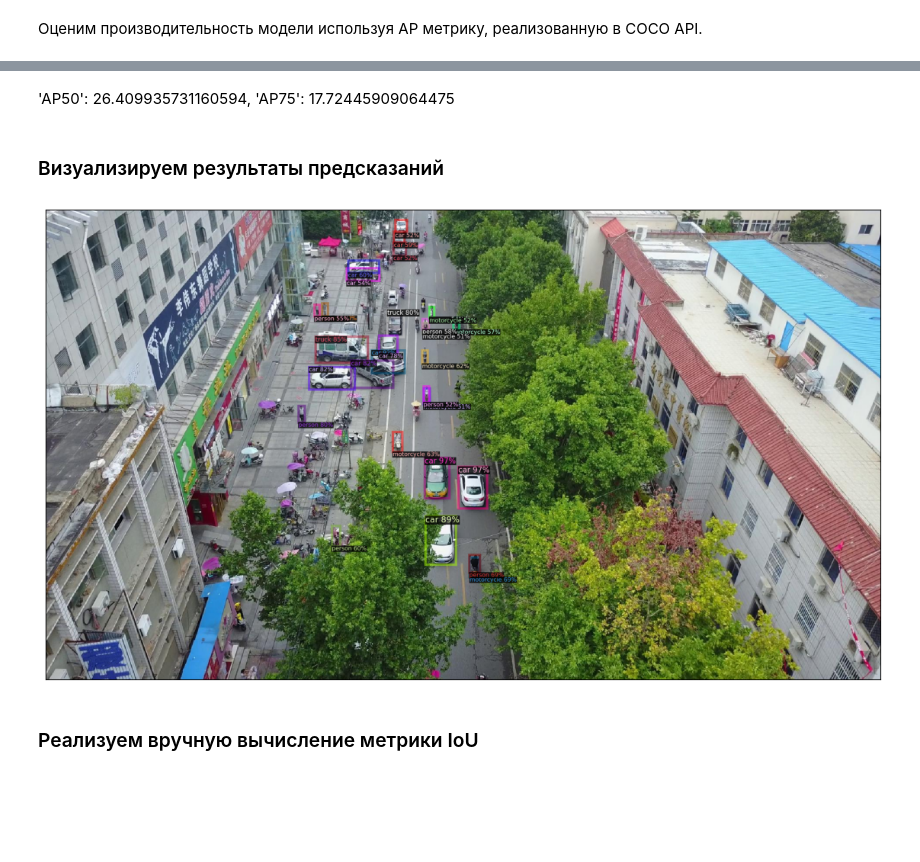
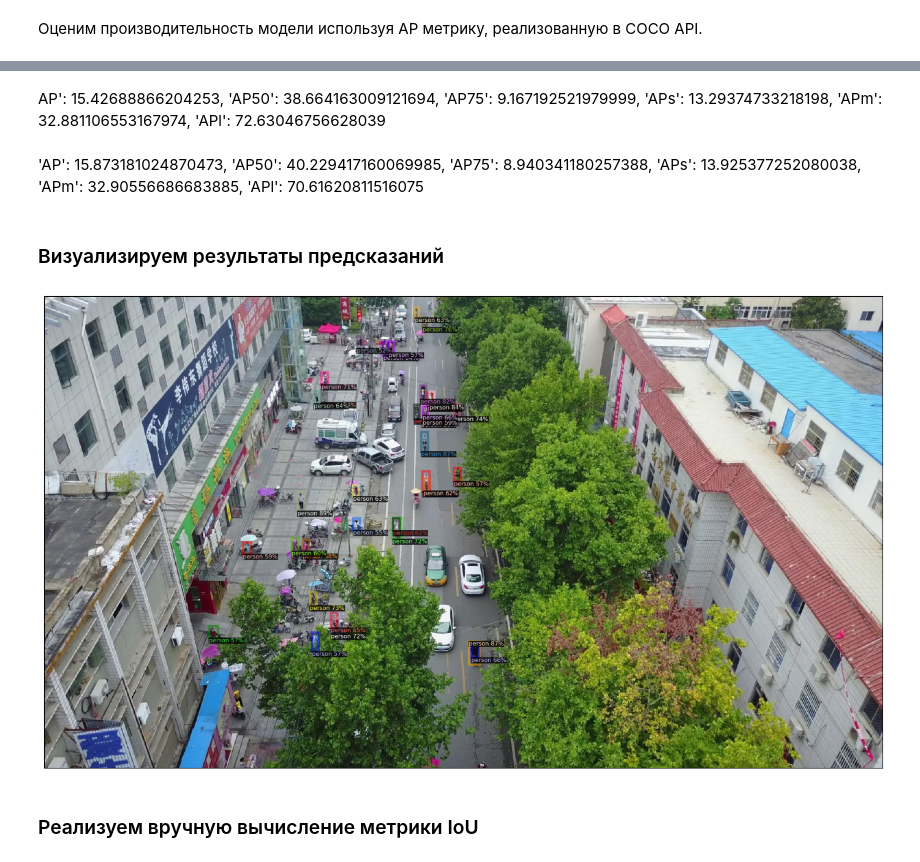
Before and after one commit to ilnazziiazi/pedestrian_tracking, a Jupyter notebook: notebooks/Detectron2.ipynb, the cells around one changed output, grey strips where cells are left out. Drawn from its saved outputs; the diff is of its cells as text; code cells hidden in the pictures; blank space fills up the shorter version.

Commit message:
training Detectron2 only on the person class

```diff
--- a/notebooks/Detectron2.ipynb
+++ b/notebooks/Detectron2.ipynb
@@ -132,17 +111,15 @@ register_coco_instances("my_dataset_val",
 # %%
 cfg = get_cfg()
-#cfg.merge_from_file(model_zoo.get_config_file("COCO-Detection/faster_rcnn_R_50_FPN_3x.yaml"))
-#cfg.MODEL.WEIGHTS = model_zoo.get_checkpoint_url("COCO-Detection/faster_rcnn_R_50_FPN_3x.yaml")  # Предобученные веса
 cfg.merge_from_file(model_zoo.get_config_file("COCO-Detection/faster_rcnn_X_101_32x8d_FPN_3x.yaml"))
 cfg.MODEL.WEIGHTS = model_zoo.get_checkpoint_url("COCO-Detection/faster_rcnn_X_101_32x8d_FPN_3x.yaml")  # Предобученные веса
 cfg.DATASETS.TRAIN = ("my_dataset_train",)
 cfg.DATASETS.TEST = ("my_dataset_val",)
 cfg.DATALOADER.NUM_WORKERS = 2
-cfg.SOLVER.IMS_PER_BATCH = 2
+cfg.SOLVER.IMS_PER_BATCH = 4
 cfg.SOLVER.BASE_LR = 0.00025
-cfg.SOLVER.MAX_ITER = 3000
+cfg.SOLVER.MAX_ITER = 1000
 cfg.MODEL.ROI_HEADS.BATCH_SIZE_PER_IMAGE = 512
-cfg.MODEL.ROI_HEADS.NUM_CLASSES = 6
+cfg.MODEL.ROI_HEADS.NUM_CLASSES = 1
 cfg.OUTPUT_DIR = "/home/jupyter/datasphere/project/output"
 # %%
 trainer = DefaultTrainer(cfg)
@@ -236,24 +213,26 @@ OrderedDict([('bbox', {'AP': 16.66717164935038, 'AP50': 26.409935731160594, 'AP7
-# %% [markdown]
-'AP50': 26.409935731160594, 'AP75': 17.72445909064475
+# %% [markdown]
+AP': 15.42688866204253, 'AP50': 38.664163009121694, 'AP75': 9.167192521979999, 'APs': 13.29374733218198, 'APm': 32.881106553167974, 'APl': 72.63046756628039
+# %% [markdown]
+'AP': 15.873181024870473, 'AP50': 40.229417160069985, 'AP75': 8.940341180257388, 'APs': 13.925377252080038, 'APm': 32.90556686683885, 'APl': 70.61620811516075
 # %% [markdown]
 ### Визуализируем результаты предсказаний
 # %%
 # Загрузим изображение
-im = cv2.imread("/home/jupyter/datasphere/project/Aerial-Person-Detection-3/valid/images/0000001_02999_d_0000005_jpg.rf.50147156d1b6441a394d4dde52603c9d.jpg")
+im = cv2.imread("/home/jupyter/datasphere/project/Aerial-Person-Detection-3/valid/0000001_02999_d_0000005_jpg.rf.50147156d1b6441a394d4dde52603c9d.jpg")
 # Сделаем предсказание
 outputs = predictor(im)
-# Визуализируйте результат
+# Визуализируем результат
 v = Visualizer(im[:, :, ::-1],
                MetadataCatalog.get("my_dataset_val"),
                scale=1.2
               )
 out = v.draw_instance_predictions(outputs["instances"].to("cpu"))
-plt.figure(figsize=(16,8))
+plt.figure(figsize=(20,10))
 plt.xticks([]),plt.yticks([])
 plt.imshow(out.get_image())
 plt.show()
 # %% [output]
-[figure, old version]
+[figure, new version]
 # %% [markdown]
 ### Реализуем вручную вычисление метрики IoU
 # %%
```
Also changed, not shown: parts of 18 cells of this notebook.
